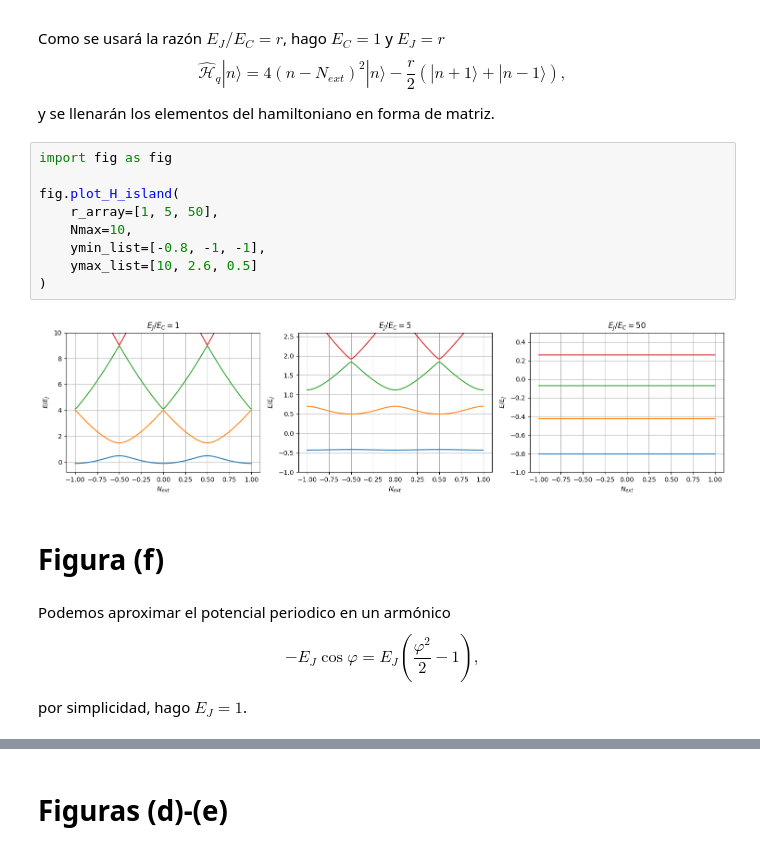
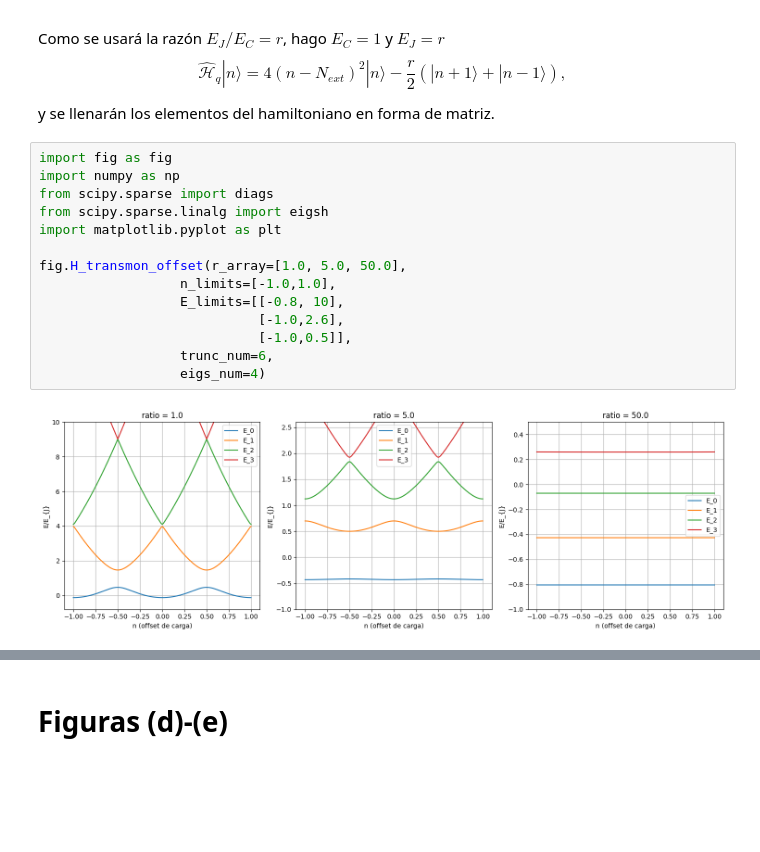
Before and after one commit to Alvaro-SVR/g_b, a Jupyter notebook: f5/registro.ipynb, the cells around one changed output, grey strips where cells are left out. Saved outputs shown, nothing was run; the diff lists cells and outputs as text; blank space fills up the shorter version.

Commit message:
version final de las figuras a-c

```diff
--- a/f5/registro.ipynb
+++ b/f5/registro.ipynb
@@ -56,21 +56,17 @@ $$
 y se llenarán los elementos del hamiltoniano en forma de matriz.
 # %%
 import fig as fig
+import numpy as np
+from scipy.sparse import diags
+from scipy.sparse.linalg import eigsh
+import matplotlib.pyplot as plt
 
-fig.plot_H_island(
-    r_array=[1, 5, 50],
-    Nmax=10,
-    ymin_list=[-0.8, -1, -1],
-    ymax_list=[10, 2.6, 0.5]
-)
+fig.H_transmon_offset(r_array=[1.0, 5.0, 50.0],
+                  n_limits=[-1.0,1.0],
+                  E_limits=[[-0.8, 10],
+                            [-1.0,2.6],
+                            [-1.0,0.5]],
+                  trunc_num=6,
+                  eigs_num=4)
 # %% [output]
-[figure, old version]
+[figure, new version]
-# %% [markdown]
-# Figura (f)
-# %% [markdown]
-Podemos aproximar el potencial periodico en un armónico
-$$
--E_J \cos{\varphi} = E_J \left( \frac{\varphi^{2}}{2} - 1 \right),
-$$
-
-por simplicidad, hago $E_J = 1$.
```
Also changed, not shown: parts of 4 cells of this notebook, 1 other file.
